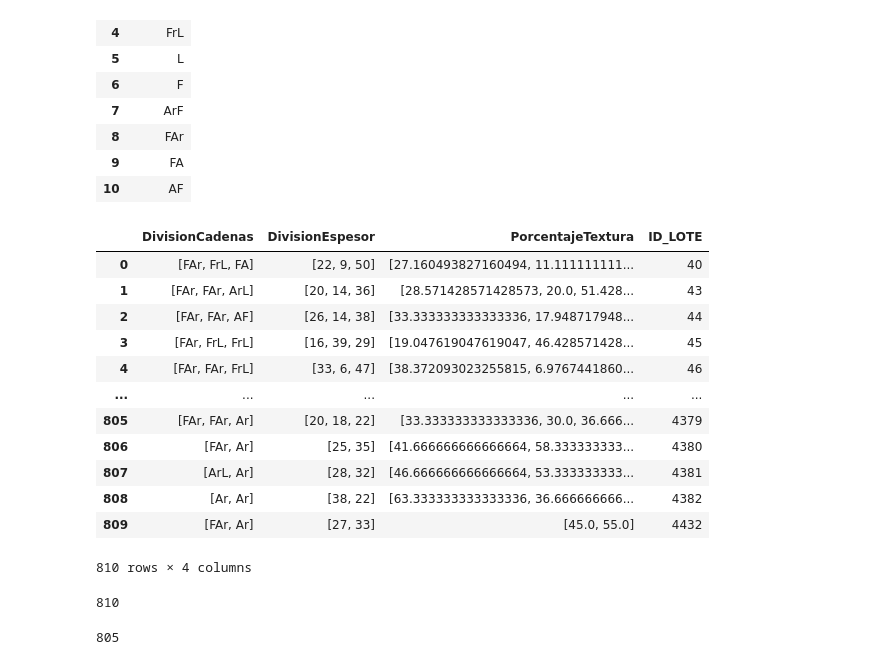
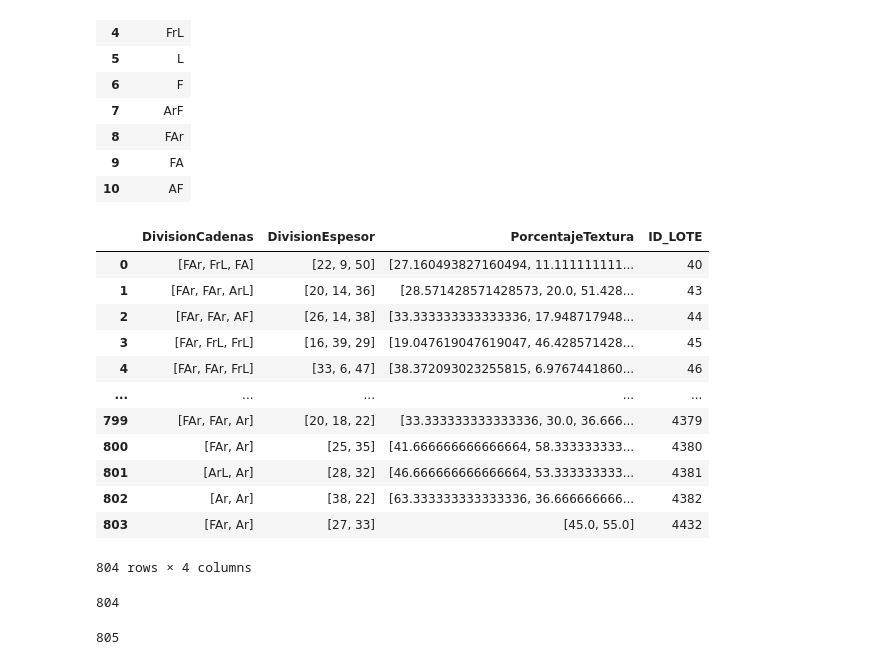
Before and after one commit to GermanMoran/TesisMaestria, a Jupyter notebook: codigos/LIMPIEZA_DATOS.ipynb, the cells around one changed output. Drawn from its saved outputs; the diff is of its cells as text; code cells hidden in the pictures.

Commit message:
Solucion bug merge con c/u de las diferentes texturas

```diff
--- a/codigos/LIMPIEZA_DATOS.ipynb
+++ b/codigos/LIMPIEZA_DATOS.ipynb
@@ -1633,0 +1618,3 @@ rastasCordoba
+# %%
+# Genero una copia de rastas cordoba apra el procedimeinto de merge
+rastasCordobaCopy = rastasCordoba.copy()
@@ -1633,0 +1636,8 @@ rastasCordoba
+# %%
+# Realmente se deben eliminar 3 registros
+# Indice a elimianar [457,546,485,22,37,66]
+#rastasCordobaCopy[rastasCordobaCopy.ID_LOTE ==3016]
+
+rastasCordobaCopy.drop([457,546,485,22,37,66], axis=0, inplace=True)
+# %%
+rastasCordobaCopy = rastasCordobaCopy.reset_index(drop=True)
@@ -1652,31 +1693,29 @@ tablaTexturas
 # %%
 # Filtramos el dataset rastas_cordoba para mandarle unicamente los campos de interes
 # - textura
 # - Espesro
 # - Porcentaje
 # - id
 
-dfEstandar = rastasCordoba[['DivisionCadenas','DivisionEspesor','PorcentajeTextura','ID_LOTE']]
+dfEstandar = rastasCordobaCopy[['DivisionCadenas','DivisionEspesor','PorcentajeTextura','ID_LOTE']]
 dfEstandar
 # %% [output]
 |  | DivisionCadenas | DivisionEspesor | PorcentajeTextura | ID_LOTE |
 | 0 | [FAr, FrL, FA] | [22, 9, 50] | [27.160493827160494, 11.111111111... | 40 |
 | 1 | [FAr, FAr, ArL] | [20, 14, 36] | [28.571428571428573, 20.0, 51.428... | 43 |
 | 2 | [FAr, FAr, AF] | [26, 14, 38] | [33.333333333333336, 17.948717948... | 44 |
 | 3 | [FAr, FrL, FrL] | [16, 39, 29] | [19.047619047619047, 46.428571428... | 45 |
 | 4 | [FAr, FAr, FrL] | [33, 6, 47] | [38.372093023255815, 6.9767441860... | 46 |
 | ... | ... | ... | ... | ... |
-| 805 | [FAr, FAr, Ar] | [20, 18, 22] | [33.333333333333336, 30.0, 36.666... | 4379 |
-| 806 | [FAr, Ar] | [25, 35] | [41.666666666666664, 58.333333333... | 4380 |
-| 807 | [ArL, Ar] | [28, 32] | [46.666666666666664, 53.333333333... | 4381 |
-| 808 | [Ar, Ar] | [38, 22] | [63.333333333333336, 36.666666666... | 4382 |
-| 809 | [FAr, Ar] | [27, 33] | [45.0, 55.0] | 4432 |
+| 799 | [FAr, FAr, Ar] | [20, 18, 22] | [33.333333333333336, 30.0, 36.666... | 4379 |
+| 800 | [FAr, Ar] | [25, 35] | [41.666666666666664, 58.333333333... | 4380 |
+| 801 | [ArL, Ar] | [28, 32] | [46.666666666666664, 53.333333333... | 4381 |
+| 802 | [Ar, Ar] | [38, 22] | [63.333333333333336, 36.666666666... | 4382 |
+| 803 | [FAr, Ar] | [27, 33] | [45.0, 55.0] | 4432 |
-810 rows × 4 columns
+804 rows × 4 columns
 # %%
 # Aplicamos la funcion DatasetTransformStandar para convertir el dataset a la forma convencional
 porcentajes_textura = DatasetTransformStandar(dfEstandar)
-# Se guarda la informacion para posterio analisis
-porcentajes_textura.to_excel("../Archivos Generados/porcentajes_textura.xlsx")
 # %% [output]
-810
+804
 # %%
```
Also changed, not shown: parts of 39 cells of this notebook, 9 other files.
